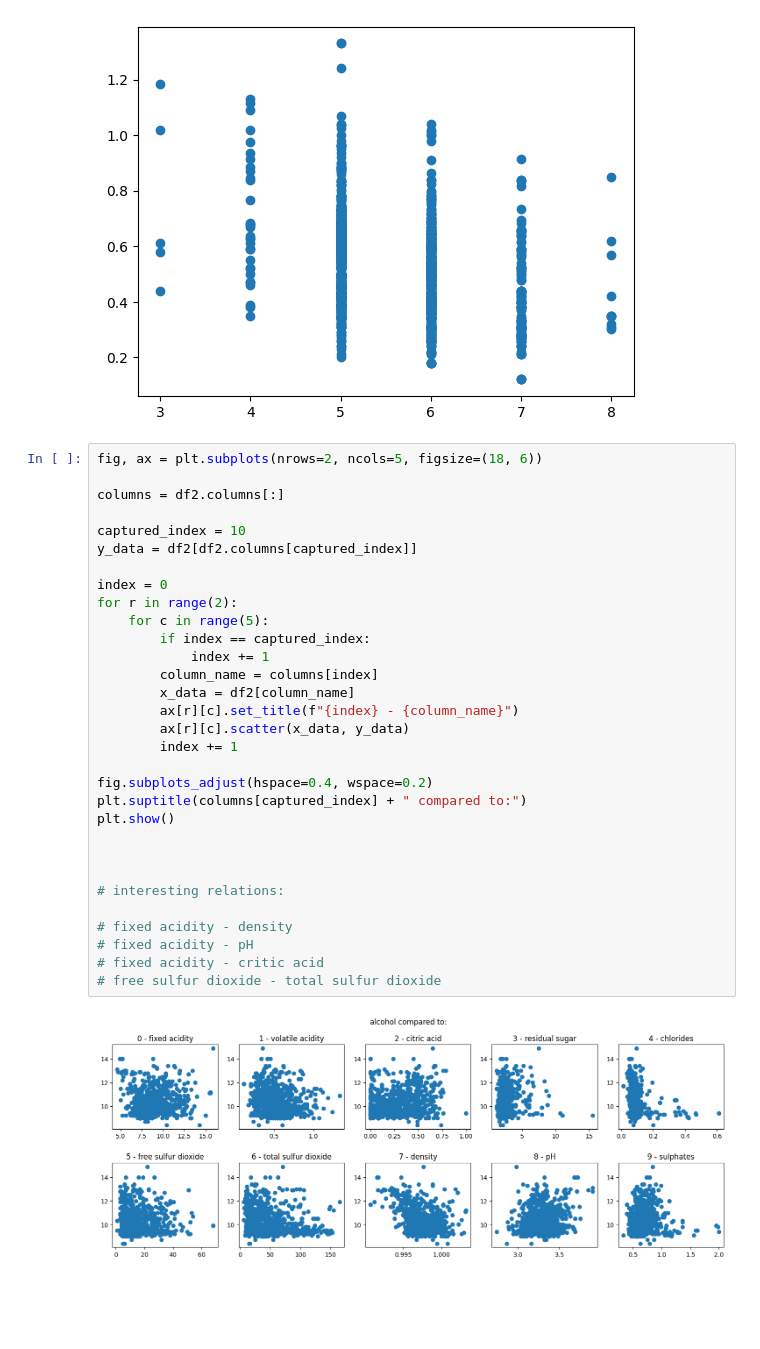
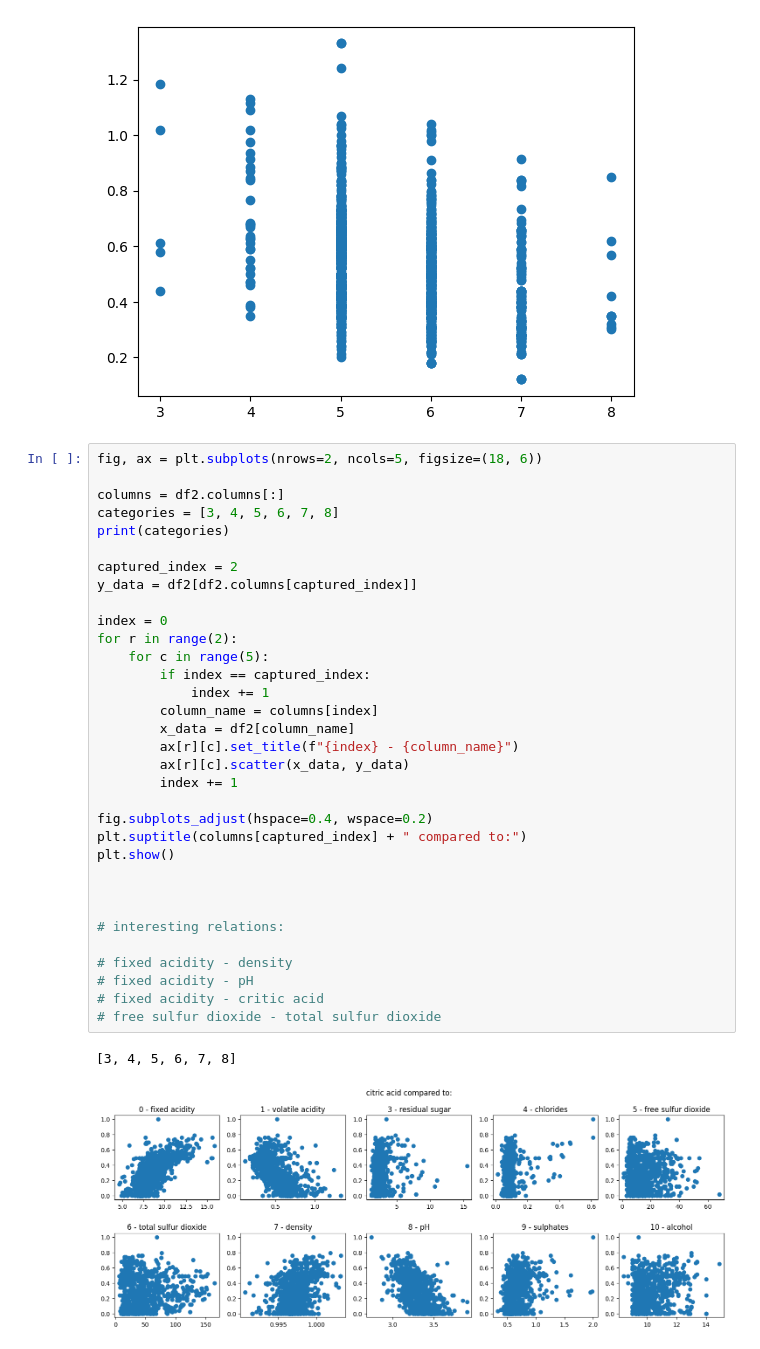
Before and after one commit to wikolego/wikolego-repository, a Jupyter notebook: ai-path/projects/Untitled.ipynb, the cells around one changed output. Saved outputs shown, nothing was run; the diff lists cells and outputs as text; blank space fills up the shorter version.

```diff
--- a/ai-path/projects/Untitled.ipynb
+++ b/ai-path/projects/Untitled.ipynb
@@ -68,32 +68,35 @@ plt.show()
 fig, ax = plt.subplots(nrows=2, ncols=5, figsize=(18, 6))
 
 columns = df2.columns[:]
+categories = [3, 4, 5, 6, 7, 8]
+print(categories)
 
-captured_index = 10
+captured_index = 2
 y_data = df2[df2.columns[captured_index]]
 
 index = 0
 for r in range(2):
     for c in range(5):
         if index == captured_index:
             index += 1
         column_name = columns[index]
         x_data = df2[column_name]
         ax[r][c].set_title(f"{index} - {column_name}")
         ax[r][c].scatter(x_data, y_data)
         index += 1
 
 fig.subplots_adjust(hspace=0.4, wspace=0.2)
 plt.suptitle(columns[captured_index] + " compared to:")
 plt.show()
 
 
 
 # interesting relations:
 
 # fixed acidity - density
 # fixed acidity - pH
 # fixed acidity - critic acid
 # free sulfur dioxide - total sulfur dioxide
 # %% [output]
+[3, 4, 5, 6, 7, 8]
-[figure, old version]
+[figure, new version]
```
Also changed, not shown: parts of 1 cell of this notebook.
